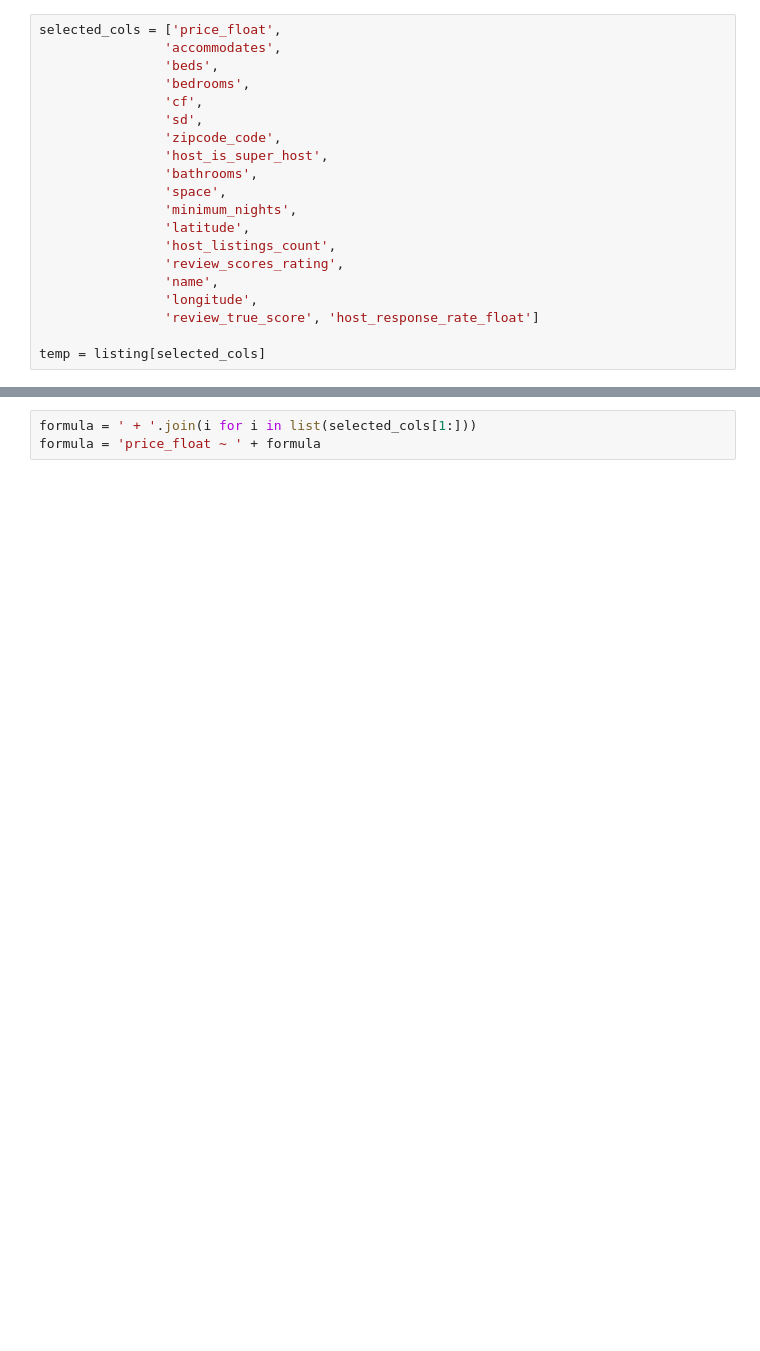
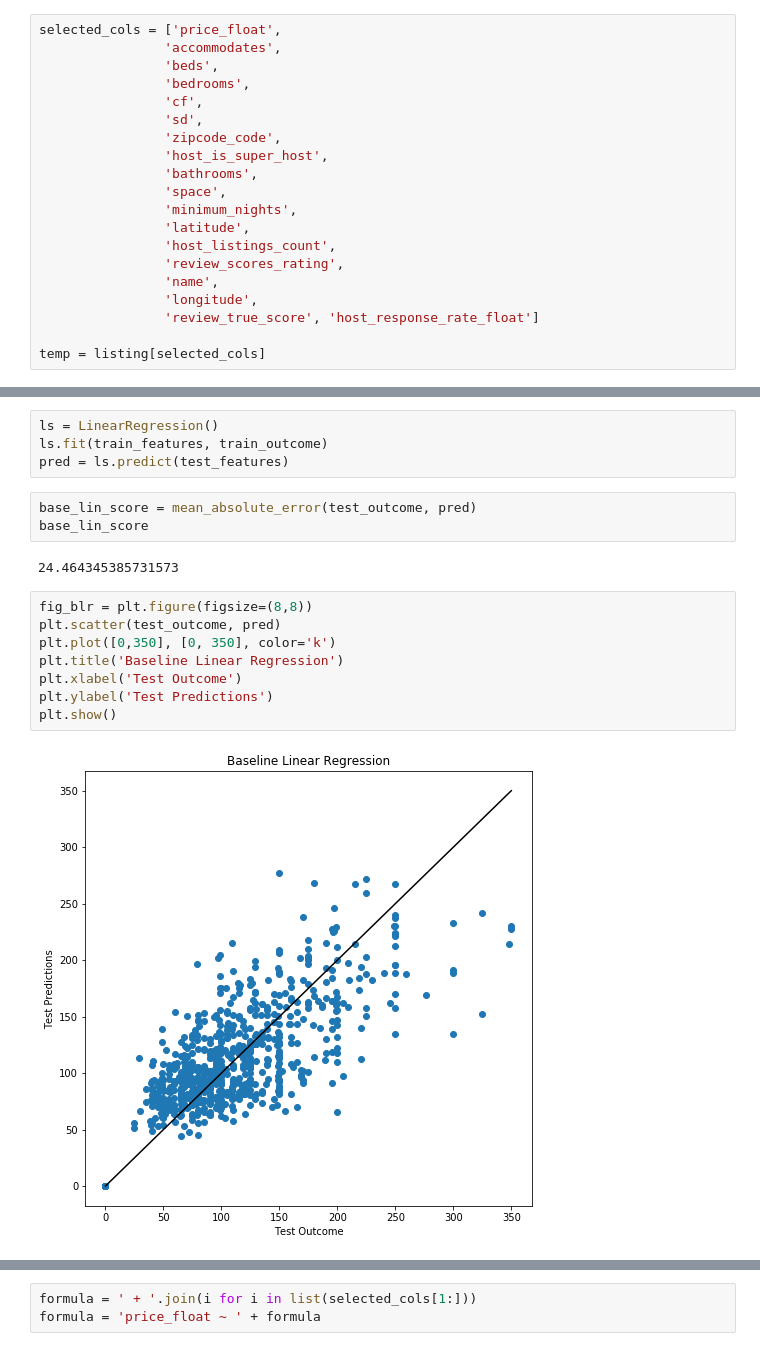
Before and after one commit to kevinhuynh23/RACK, a Jupyter notebook: model.ipynb, the cells around one changed output, grey strips where cells are left out. Drawn from its saved outputs; the diff is of its cells as text; blank space fills up the shorter version.

```diff
--- a/model.ipynb
+++ b/model.ipynb
@@ -220,0 +137,19 @@ plt.show()
+# %%
+ls = LinearRegression()
+ls.fit(train_features, train_outcome)
+pred = ls.predict(test_features)
+# %%
+base_lin_score = mean_absolute_error(test_outcome, pred)
+base_lin_score
+# %% [output]
+24.464345385731573
+# %%
+fig_blr = plt.figure(figsize=(8,8))
+plt.scatter(test_outcome, pred)
+plt.plot([0,350], [0, 350], color='k')
+plt.title('Baseline Linear Regression')
+plt.xlabel('Test Outcome')
+plt.ylabel('Test Predictions')
+plt.show()
+# %% [output]
+[figure, added]
```
Also changed, not shown: parts of 32 cells of this notebook, 1 other file.
